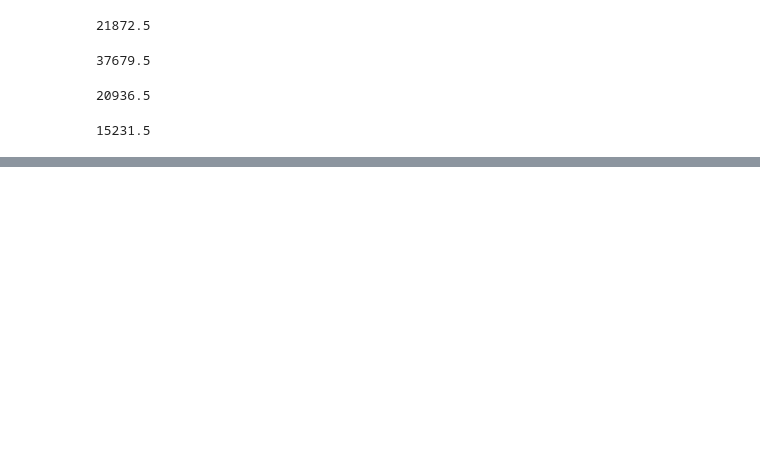
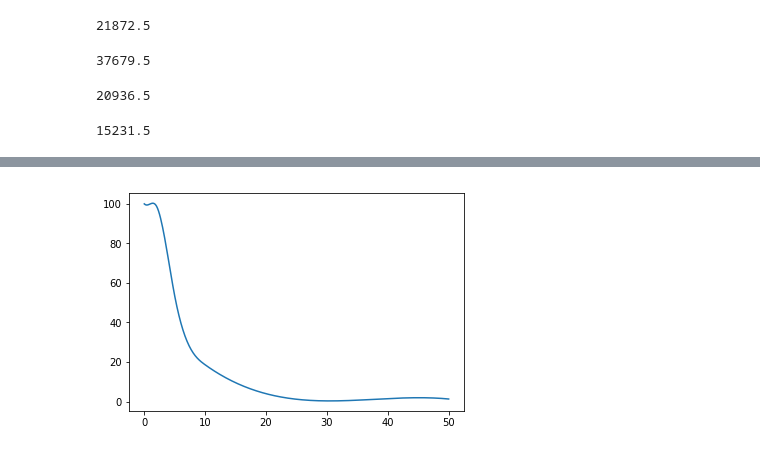
Before and after one commit to SaschaKrakovka/project, a Jupyter notebook: IC50MTZ_12_9_19_1.ipynb, the cells around one changed output, grey strips where cells are left out. Cells and saved outputs as stored; diff of their text form; code cells hidden in the pictures; blank space fills up the shorter version.

```diff
--- a/IC50MTZ_12_9_19_1.ipynb
+++ b/IC50MTZ_12_9_19_1.ipynb
@@ -182,0 +211,24 @@ plt.show()
+# %%
+import matplotlib.pyplot as plt
+from scipy.interpolate import make_interp_spline, BSpline
+
+x = np.array(MTZ_1["Conc"])
+y = np.array(MTZ_1["C6NR"])
+
+
+# 300 represents number of points to make between T.min and T.max
+xnew = np.linspace(x.min(), x.max(), 300)
+
+spl = make_interp_spline(x, y, k=3)  # type: BSpline
+y_smooth = spl(xnew)
+
+plt.plot(xnew, y_smooth)
+plt.show()
+
+# Can I get the function here and it is at all usable? Check it out later. However cannot work since
+# in real world the cells cannot survive better at higher C
+
+#plt.plot(x,y)
+#plt.show
+# %% [output]
+[figure, added]
```
Also changed, not shown: parts of 14 cells of this notebook, 2 other files.
